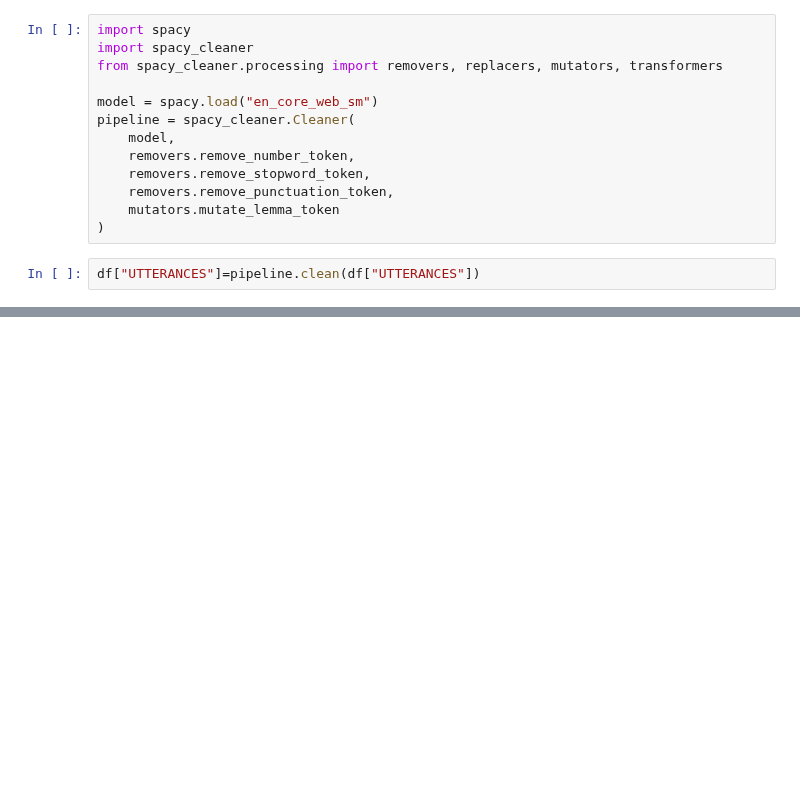
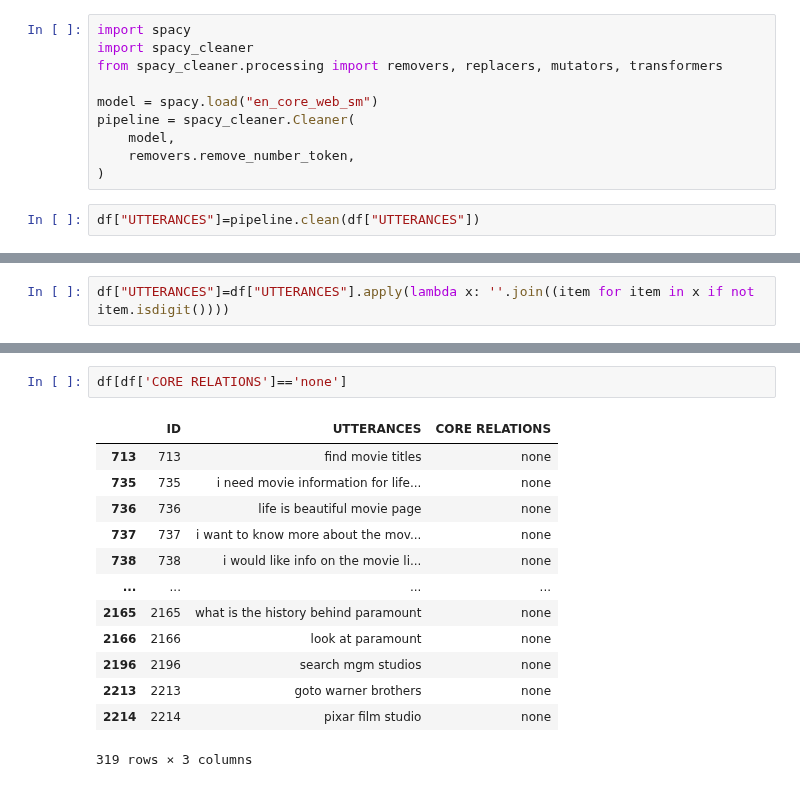
Before and after one commit to gavin-d26/relation-extraction, a Jupyter notebook: explore.ipynb, the cells around one changed output, grey strips where cells are left out. Drawn from its saved outputs; the diff is of its cells as text; blank space fills up the shorter version.

```diff
--- a/explore.ipynb
+++ b/explore.ipynb
@@ -180,9 +180,6 @@ model = spacy.load("en_core_web_sm")
 pipeline = spacy_cleaner.Cleaner(
     model,
     removers.remove_number_token,
-    removers.remove_stopword_token,
-    removers.remove_punctuation_token,
-    mutators.mutate_lemma_token
 )
 # %%
 df["UTTERANCES"]=pipeline.clean(df["UTTERANCES"])
@@ -203,2 +200,4 @@ df["UTTERANCES"]
 Name: UTTERANCES, Length: 2312, dtype: object
+# %%
+df["UTTERANCES"]=df["UTTERANCES"].apply(lambda x: ''.join((item for item in x if not item.isdigit())))
 # %%
@@ -233,0 +323,16 @@ sorted(vectorizer.vocabulary_)
+# %%
+df[df['CORE RELATIONS']=='none']
+# %% [output]
+|  | ID | UTTERANCES | CORE RELATIONS |
+| 713 | 713 | find movie titles | none |
+| 735 | 735 | i need movie information for life... | none |
+| 736 | 736 | life is beautiful movie page | none |
+| 737 | 737 | i want to know more about the mov... | none |
+| 738 | 738 | i would like info on the movie li... | none |
+| ... | ... | ... | ... |
+| 2165 | 2165 | what is the history behind paramount | none |
+| 2166 | 2166 | look at paramount | none |
+| 2196 | 2196 | search mgm studios | none |
+| 2213 | 2213 | goto warner brothers | none |
+| 2214 | 2214 | pixar film studio | none |
+319 rows × 3 columns
```
Also changed, not shown: parts of 11 cells of this notebook, 5 other files.
